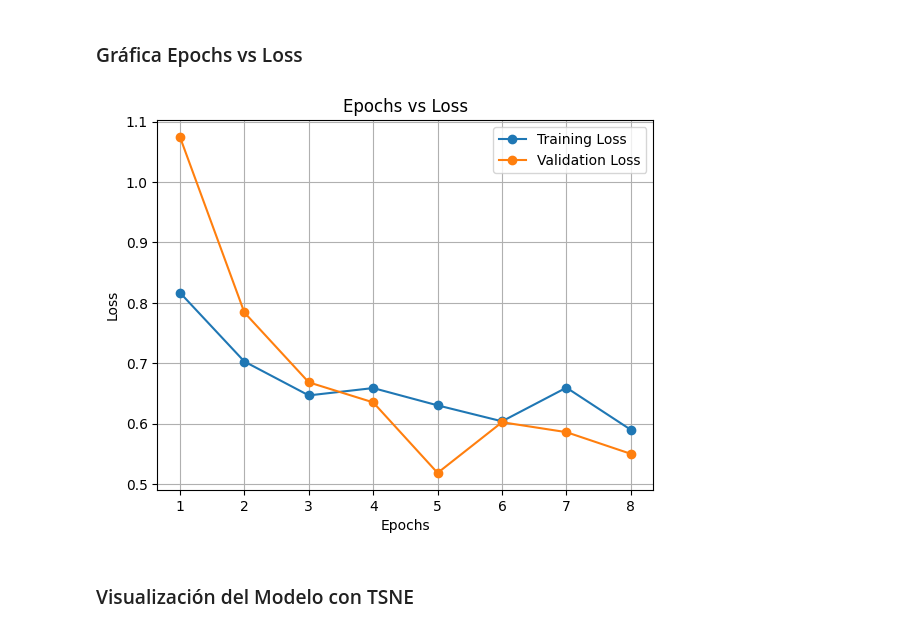
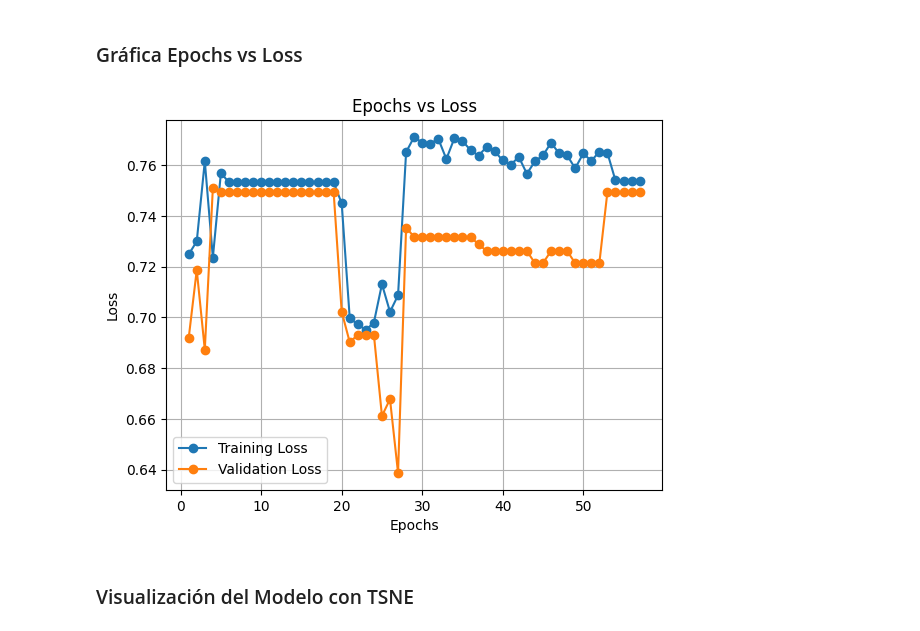
Before and after one commit to AndresH1234/Crime_Detection, a Jupyter notebook: notebooks/4_models.ipynb, the cells around one changed output. Saved outputs shown, nothing was run; the diff lists cells and outputs as text; code cells hidden in the pictures.

Commit message:
Resultados finales

```diff
--- a/notebooks/4_models.ipynb
+++ b/notebooks/4_models.ipynb
@@ -759,5 +766,0 @@ model_2.compile(optimizer=optimizer, loss=loss_fn, metrics=["accuracy"])
-# %%
-# Aplicar LR Finder en entrenamiento corto
-lr_finder = LRFinder(start_lr=1e-7, end_lr=10, num_it=100)
-for _ in range(5):  # Ejecutar varias veces para obtener mejores resultados
-    model_2.fit(train_dataset, epochs=1, steps_per_epoch=100, callbacks=[lr_finder])
@@ -836,0 +767,9 @@ max_lr: 0.02111206244498092
+# %%
+# Instanciar el LRFinder
+lr_finder = LRFinder(min_lr=initial_learning_rate, max_lr=5e-2, steps=65, smoothing=0.5)
+# Ejecutar el LRFinder sobre un subconjunto del dataset (mejor si es un subconjunto pequeño)
+model_2.fit(
+    train_dataset.take(200),  # puedes ajustar este valor según el tamaño de tus batches
+    epochs=1,
+    callbacks=[lr_finder]
+)
@@ -836,0 +808,8 @@ max_lr: 0.02111206244498092
+# %%
+# Visualización
+min_lr = 1e-4
+max_lr = 1e-2
+fig, ax = lr_finder.plot_loss()
+ax.axvline(min_lr, color='r', linestyle='--', label='min_lr')
+ax.axvline(max_lr, color='g', linestyle='--', label='max_lr')
+plt.show()
@@ -853,7 +834,7 @@ history2, history_full2 = train_with_checkpoints(
     train_dataset,
     val_dataset,
     epochs=epochs,
-    checkpoint_dir="checkpoints/i3d_convlstm",
+    checkpoint_dir="checkpoints/i3d_convlstm_1",
     one_cycle_scheduler=one_cycle_scheduler
 )
 # %% [output]
@@ -953,23 +956,23 @@ plt.show()
 # %%
 import matplotlib.pyplot as plt
 
 # Extraer la pérdida de entrenamiento y validación
-loss = history.history['loss']
-val_loss = history.history['val_loss']
+loss = history2.history['loss']
+val_loss = history2.history['val_loss']
 
 # Crear la gráfica
 plt.plot(range(1, len(loss) + 1), loss, label='Training Loss', marker='o')
 plt.plot(range(1, len(val_loss) + 1), val_loss, label='Validation Loss', marker='o')
 
 # Etiquetas y título
 plt.xlabel('Epochs')
 plt.ylabel('Loss')
 plt.title('Epochs vs Loss')
 plt.legend()
 plt.grid(True)
 plt.show()
 # %% [output]
-[figure, old version]
+[figure, new version]
 # %% [markdown]
 ### Visualización del Modelo con TSNE
 # %%
```
Also changed, not shown: parts of 26 cells of this notebook.
